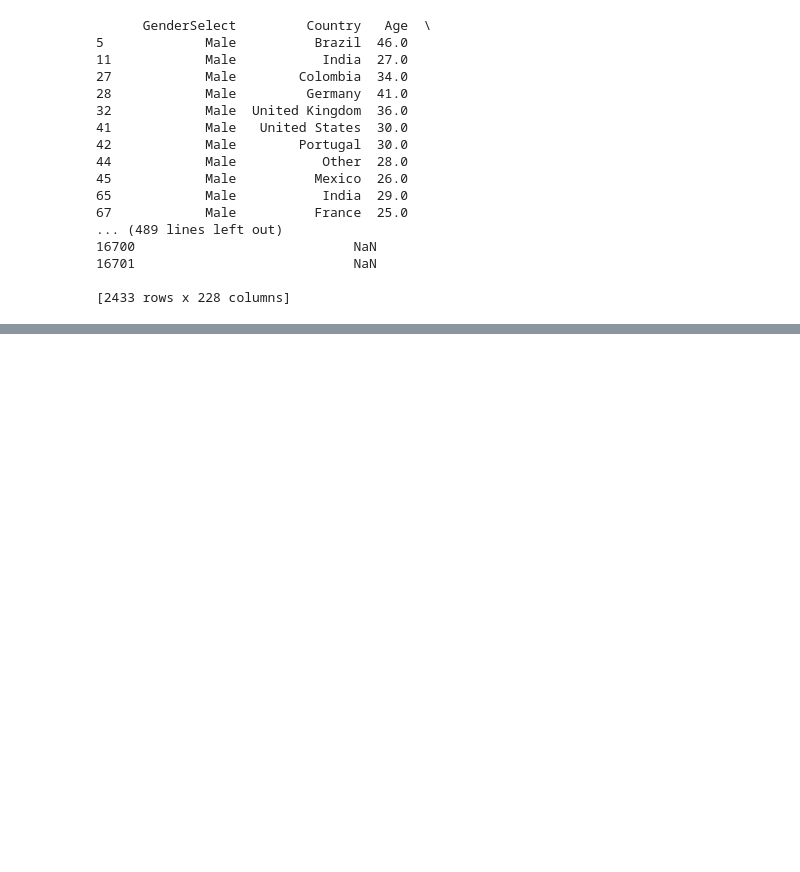
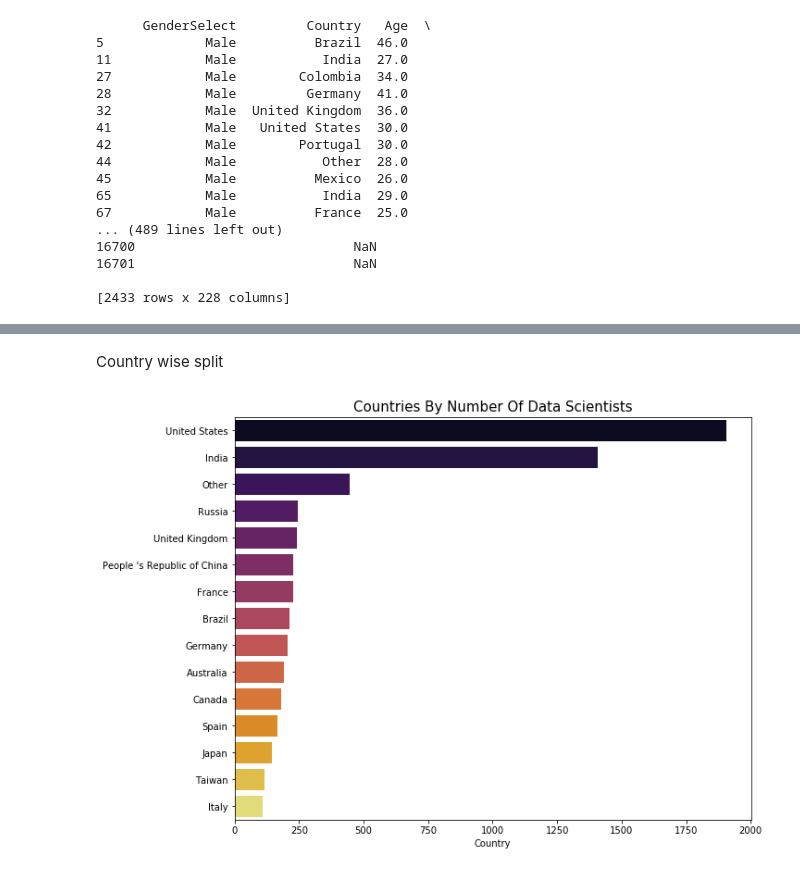
Before and after one commit to ArshadKhurshid/DataScience-Survey, a Jupyter notebook: ML_Kaggle_DS_Survey.ipynb, the cells around one changed output, grey strips where cells are left out. Saved outputs shown, nothing was run; the diff lists cells and outputs as text; code cells hidden in the pictures; blank space fills up the shorter version.

```diff
--- a/ML_Kaggle_DS_Survey.ipynb
+++ b/ML_Kaggle_DS_Survey.ipynb
@@ -711,0 +712,10 @@ scientist['CurrentJobTitleSelect'].shape[0]
+# %% [markdown]
+Country wise split
+# %%
+plt.subplots(figsize=(10,8))
+cnt=scientist['Country'].value_counts()[:15].sort_values(ascending=False).to_frame()
+sns.barplot(cnt.Country, cnt.index,palette='inferno')
+plt.title('Countries By Number Of Data Scientists',size=15)
+plt.show()
+# %% [output]
+[figure, added]
```
Also changed, not shown: parts of 9 cells of this notebook.
